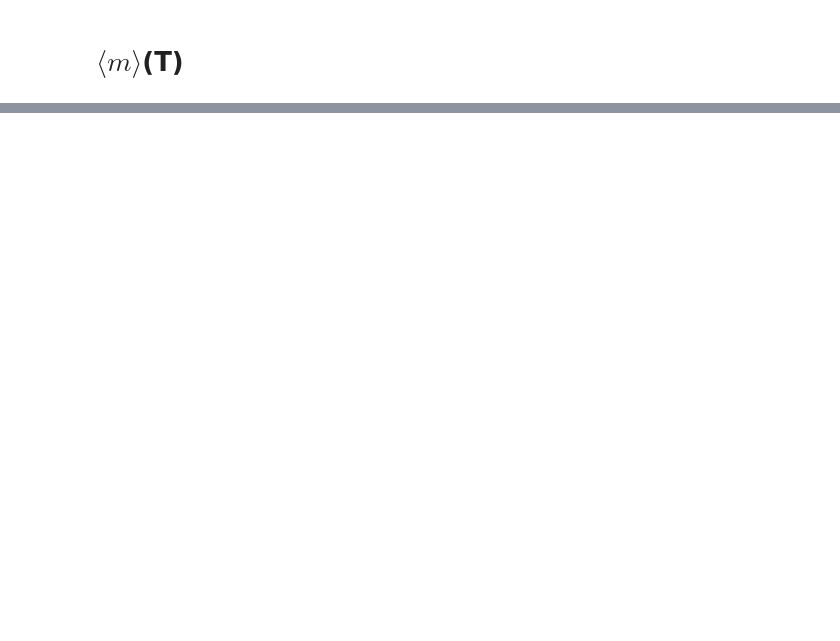
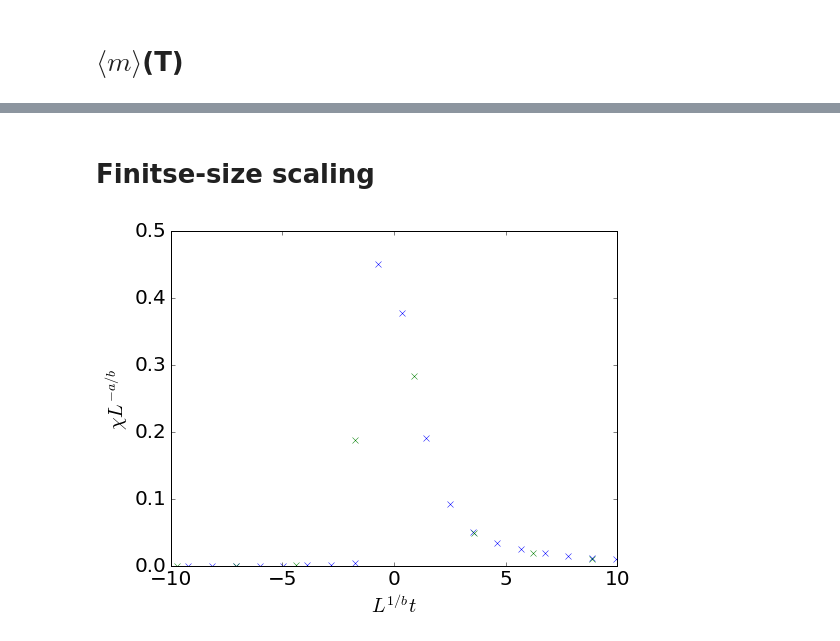
Before and after one commit to boundter/ising, a Jupyter notebook: result/plt/plots.ipynb, the cells around one changed output, grey strips where cells are left out. Cells and saved outputs as stored; diff of their text form; code cells hidden in the pictures; blank space fills up the shorter version.

```diff
--- a/result/plt/plots.ipynb
+++ b/result/plt/plots.ipynb
@@ -218,0 +207,21 @@ plt.show()
+# %% [markdown]
+# Finitse-size scaling
+# %%
+T_crit = 2.269
+a = 7/4
+b = 1
+
+header, data = ReadFile(data_dir + "T_crit.dat", 0, " ")
+data = SplitData(0, data)
+fig, ax = plt.subplots()
+ax.set_ylabel(r"$\chi L^{-a/b}$")
+ax.set_xlabel(r"$L^{1/b} t$")
+for element in data:
+    L = element[0][0]
+    chi = element[3]/element[1]/L**2
+    t = (element[1] - T_crit)/T_crit
+    ax.plot(L**(1/b)*t ,chi*L**(-a/b), 'x')
+ax.set_xlim(-10., 10.)
+plt.show()
+# %% [output]
+[figure, added]
```
Also changed, not shown: parts of 12 cells of this notebook, 2 other files.
